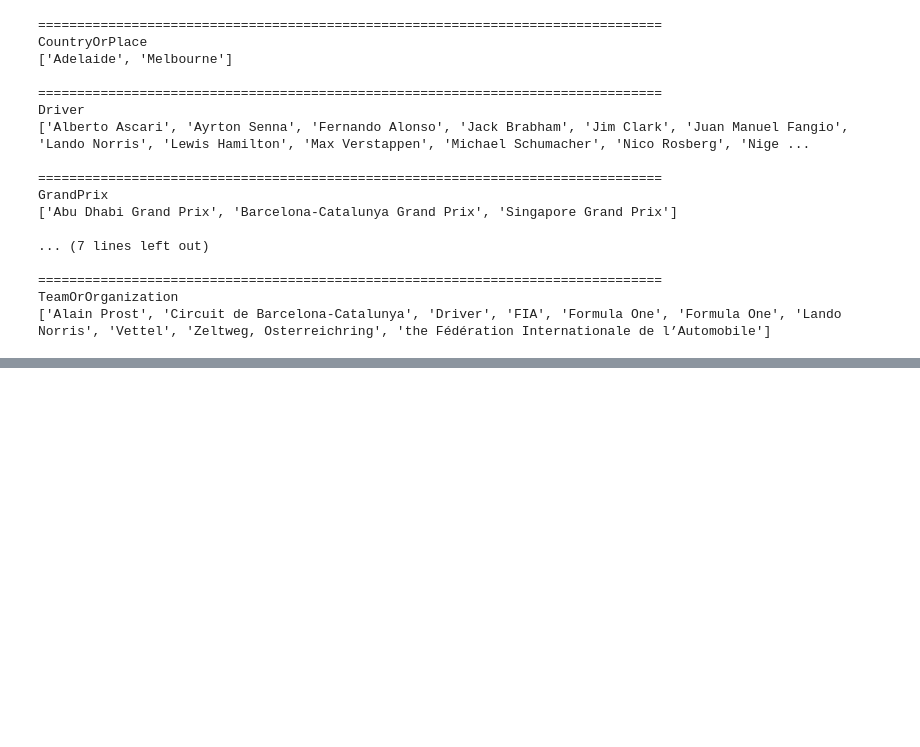
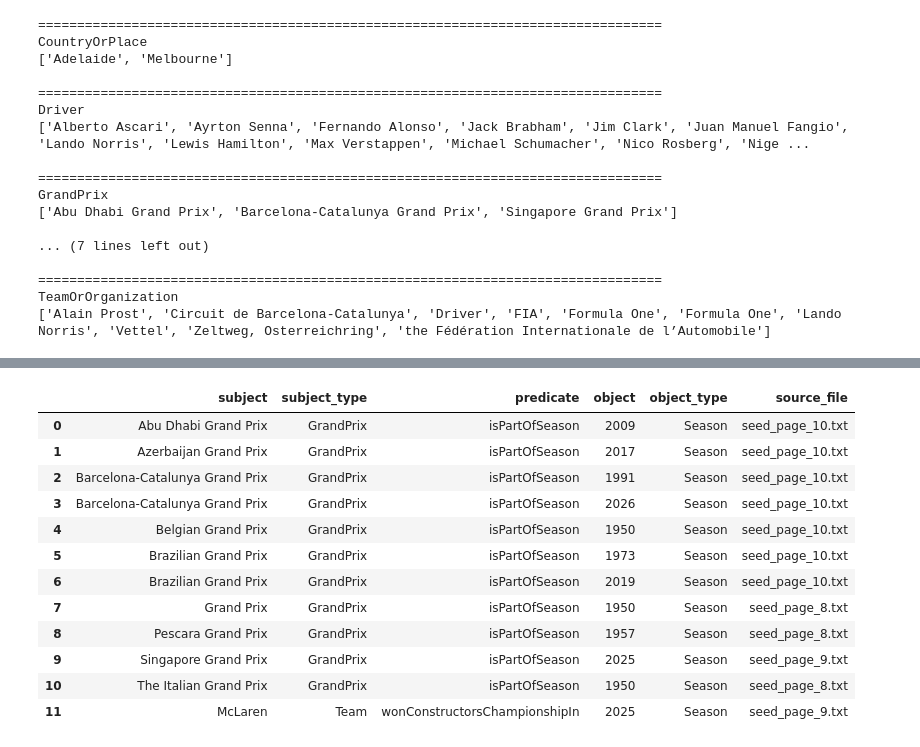
Before and after one commit to Paul-An/f1_semantic_web_project, a Jupyter notebook: notebooks/ie_test.ipynb, the cells around one changed output, grey strips where cells are left out. Drawn from its saved outputs; the diff is of its cells as text; code cells hidden in the pictures; blank space fills up the shorter version.

Commit message:
relation&entity ie

```diff
--- a/notebooks/ie_test.ipynb
+++ b/notebooks/ie_test.ipynb
@@ -523,0 +807,6 @@ TeamOrOrganization
+# %%
+from src.ie.pipeline import process_ie_folder
+
+entity_catalog_df, relation_catalog_df = process_ie_folder("../data/processed")
+
+entity_catalog_df.head(20)
@@ -523,0 +831,16 @@ TeamOrOrganization
+# %%
+relation_catalog_df.head(20)
+# %% [output]
+|  | subject | subject_type | predicate | object | object_type | source_file |
+| 0 | Abu Dhabi Grand Prix | GrandPrix | isPartOfSeason | 2009 | Season | seed_page_10.txt |
+| 1 | Azerbaijan Grand Prix | GrandPrix | isPartOfSeason | 2017 | Season | seed_page_10.txt |
+| 2 | Barcelona-Catalunya Grand Prix | GrandPrix | isPartOfSeason | 1991 | Season | seed_page_10.txt |
+| 3 | Barcelona-Catalunya Grand Prix | GrandPrix | isPartOfSeason | 2026 | Season | seed_page_10.txt |
+| 4 | Belgian Grand Prix | GrandPrix | isPartOfSeason | 1950 | Season | seed_page_10.txt |
+| 5 | Brazilian Grand Prix | GrandPrix | isPartOfSeason | 1973 | Season | seed_page_10.txt |
+| 6 | Brazilian Grand Prix | GrandPrix | isPartOfSeason | 2019 | Season | seed_page_10.txt |
+| 7 | Grand Prix | GrandPrix | isPartOfSeason | 1950 | Season | seed_page_8.txt |
+| 8 | Pescara Grand Prix | GrandPrix | isPartOfSeason | 1957 | Season | seed_page_8.txt |
+| 9 | Singapore Grand Prix | GrandPrix | isPartOfSeason | 2025 | Season | seed_page_9.txt |
+| 10 | The Italian Grand Prix | GrandPrix | isPartOfSeason | 1950 | Season | seed_page_8.txt |
+| 11 | McLaren | Team | wonConstructorsChampionshipIn | 2025 | Season | seed_page_9.txt |
```
Also changed, not shown: parts of 22 cells of this notebook, 6 other files.
